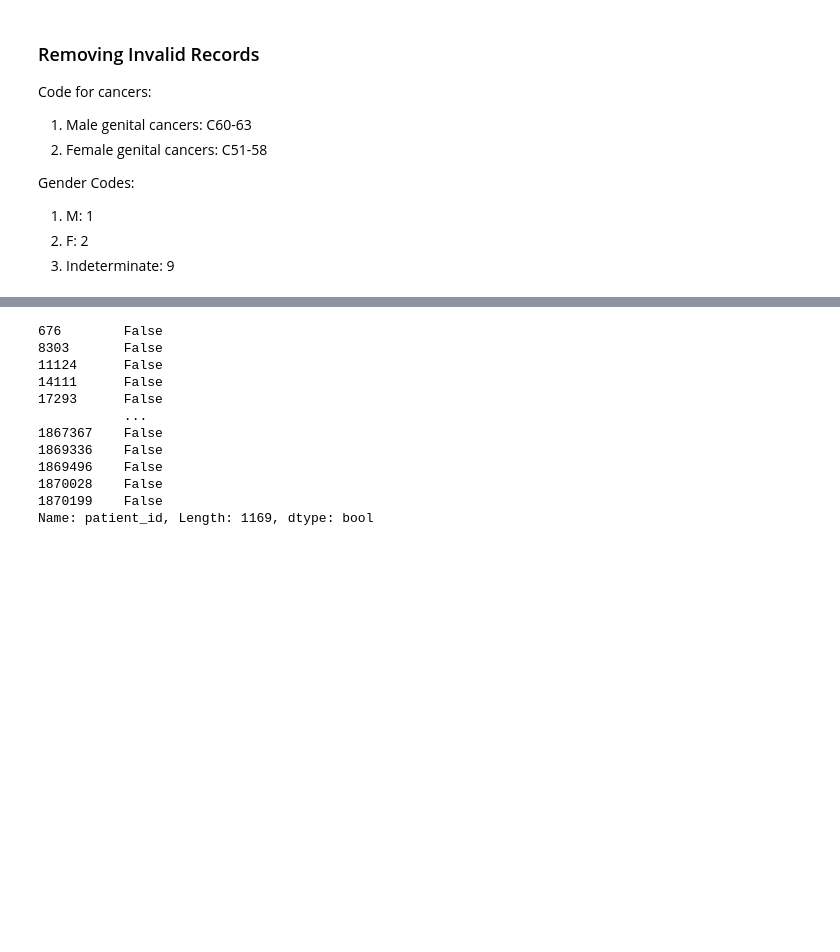
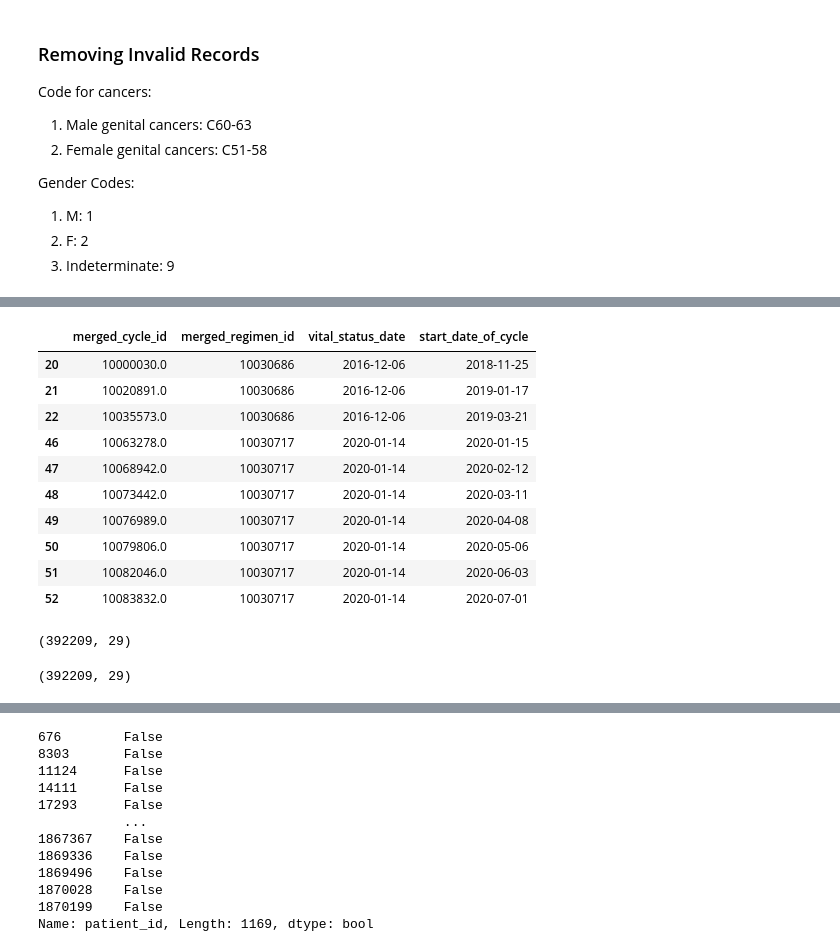
Before and after one commit to jcnexu/clinical_dashboards_sem2_2024, a Jupyter notebook: new_data_dict.ipynb, the cells around one changed output, grey strips where cells are left out. Cells and saved outputs as stored; diff of their text form; code cells hidden in the pictures; blank space fills up the shorter version.

```diff
--- a/new_data_dict.ipynb
+++ b/new_data_dict.ipynb
@@ -302,0 +384,22 @@ bad_records['invalid_regimen_ids'] = list(regimen_before_treatment['merged_regim
+# %%
+filtered_cycle_after_death[['merged_cycle_id', 'merged_regimen_id', 'vital_status_date', 'start_date_of_cycle']].head(10)
+# %% [output]
+|  | merged_cycle_id | merged_regimen_id | vital_status_date | start_date_of_cycle |
+| 20 | 10000030.0 | 10030686 | 2016-12-06 | 2018-11-25 |
+| 21 | 10020891.0 | 10030686 | 2016-12-06 | 2019-01-17 |
+| 22 | 10035573.0 | 10030686 | 2016-12-06 | 2019-03-21 |
+| 46 | 10063278.0 | 10030717 | 2020-01-14 | 2020-01-15 |
+| 47 | 10068942.0 | 10030717 | 2020-01-14 | 2020-02-12 |
+| 48 | 10073442.0 | 10030717 | 2020-01-14 | 2020-03-11 |
+| 49 | 10076989.0 | 10030717 | 2020-01-14 | 2020-04-08 |
+| 50 | 10079806.0 | 10030717 | 2020-01-14 | 2020-05-06 |
+| 51 | 10082046.0 | 10030717 | 2020-01-14 | 2020-06-03 |
+| 52 | 10083832.0 | 10030717 | 2020-01-14 | 2020-07-01 |
+# %%
+filtered_cycle_after_death.shape
+# %% [output]
+(392209, 29)
+# %%
+filtered.shape
+# %% [output]
+(392209, 29)
```
Also changed, not shown: parts of 26 cells of this notebook.
